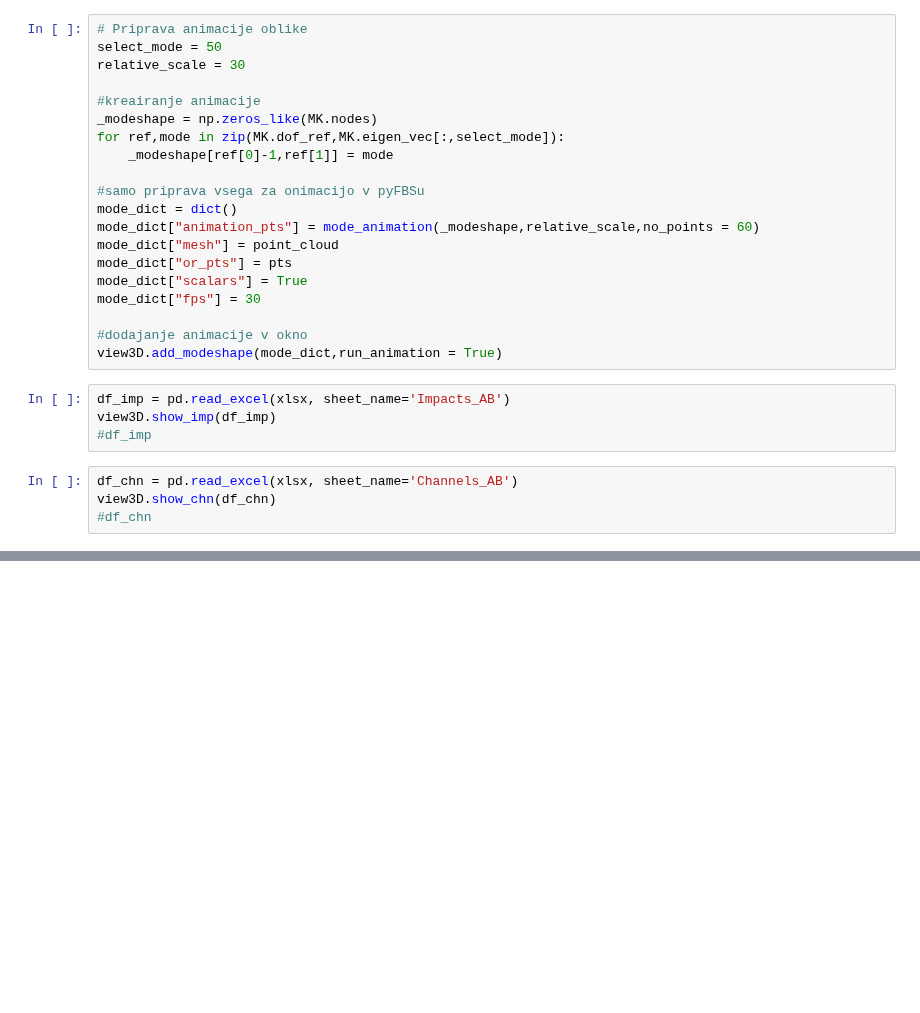
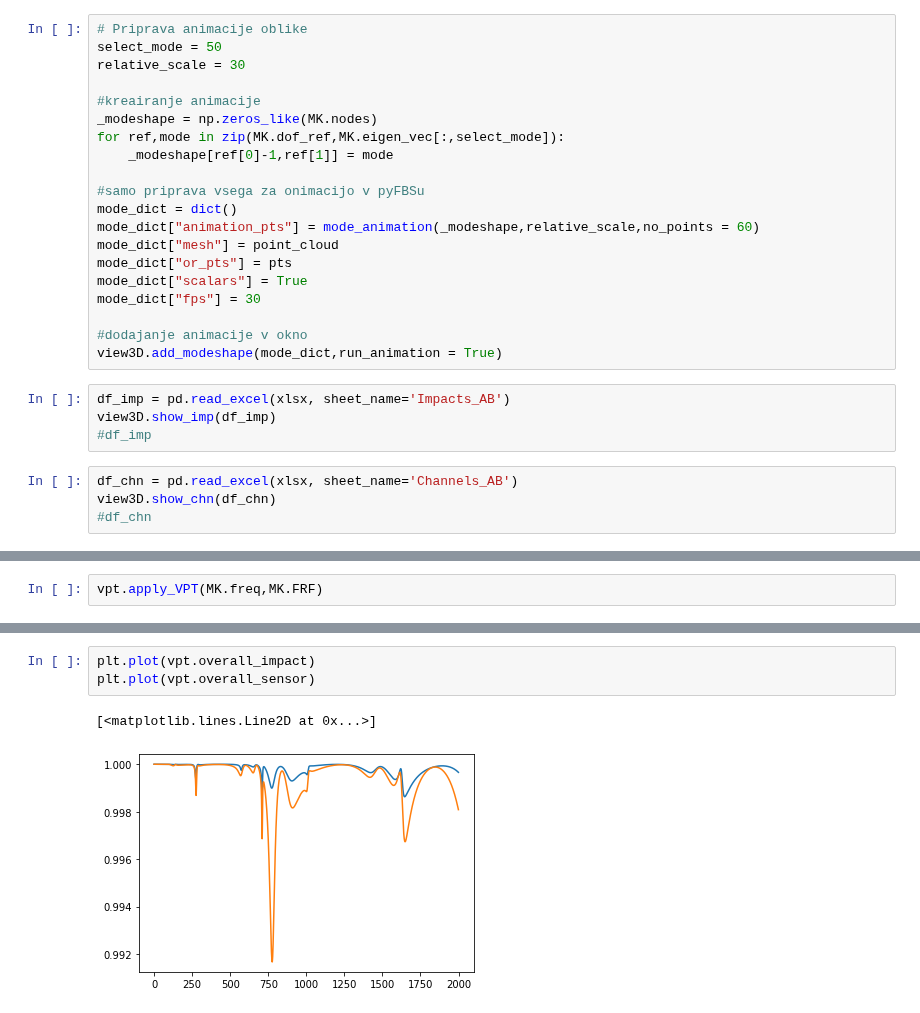
Before and after one commit to yannikmadeheim-del/pyFBS-nonlinear, a Jupyter notebook: examples/MCK_Engine_mount.ipynb, the cells around one changed output, grey strips where cells are left out. Cells and saved outputs as stored; diff of their text form; blank space fills up the shorter version.

```diff
--- a/examples/MCK_Engine_mount.ipynb
+++ b/examples/MCK_Engine_mount.ipynb
@@ -121,0 +89,2 @@ plt.colorbar(shrink =.75);
+# %%
+vpt.apply_VPT(MK.freq,MK.FRF)
@@ -121,0 +96,6 @@ plt.colorbar(shrink =.75);
+# %%
+plt.plot(vpt.overall_impact)
+plt.plot(vpt.overall_sensor)
+# %% [output]
+[<matplotlib.lines.Line2D at 0x...>]
+[figure, added]
```
Also changed, not shown: parts of 14 cells of this notebook, 7 other files.
